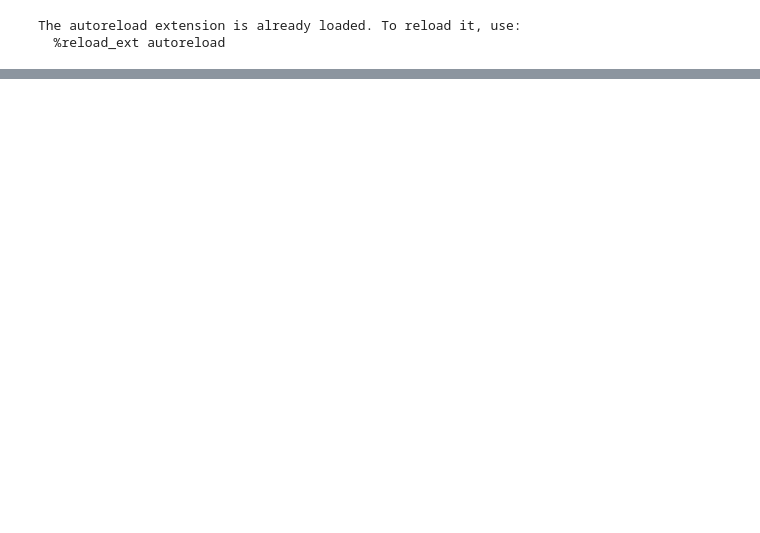
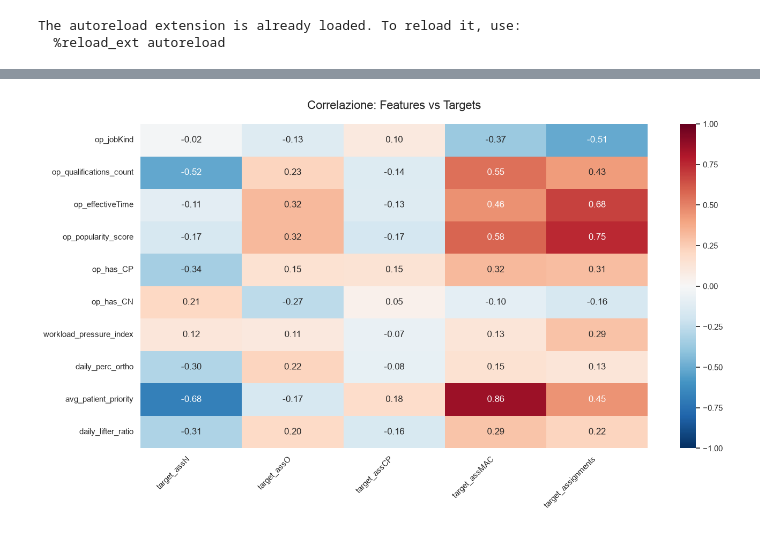
Before and after one commit to aldogioia/rehabilitation-scheduling-problem, a Jupyter notebook: notebooks/pre_processing.ipynb, the cells around one changed output, grey strips where cells are left out. Drawn from its saved outputs; the diff is of its cells as text; code cells hidden in the pictures; blank space fills up the shorter version.

```diff
--- a/notebooks/pre_processing.ipynb
+++ b/notebooks/pre_processing.ipynb
@@ -263,3 +264,24 @@ def plot_features(df, features_to_plot=None, title_suffix="", save_dir="images")
 # features_chiave_modificate = ['target_assignments', 'density_ratio']
 # print("GENERAZIONE GRAFICI: DOPO")
 # plot_features(df_train_final, features_to_plot=features_chiave_modificate, title_suffix="(Post-Pulizia)")
+# %%
+import matplotlib.pyplot as plt
+import seaborn as sns
+
+# Calcoliamo la matrice di correlazione
+corr_matrix = df_tr_final.corr()
+
+# Filtriamo solo la correlazione tra le feature e i target per maggiore chiarezza
+target_columns = [c for c in df_tr_final.columns if c.startswith('target_')]
+feature_columns = [c for c in df_tr_final.columns if not c.startswith('target_') and c != 'operator_id']
+
+corr_focused = corr_matrix.loc[feature_columns, target_columns]
+
+plt.figure(figsize=(14, 8))
+sns.heatmap(corr_focused, annot=True, cmap='RdBu_r', fmt=".2f", vmin=-1, vmax=1)
+plt.title("Correlazione: Features vs Targets", fontsize=16, pad=20)
+plt.xticks(rotation=45, ha='right')
+plt.tight_layout()
+plt.show()
+# %% [output]
+[figure, added]
```
Also changed, not shown: parts of 1 cell of this notebook, 19 other files.
